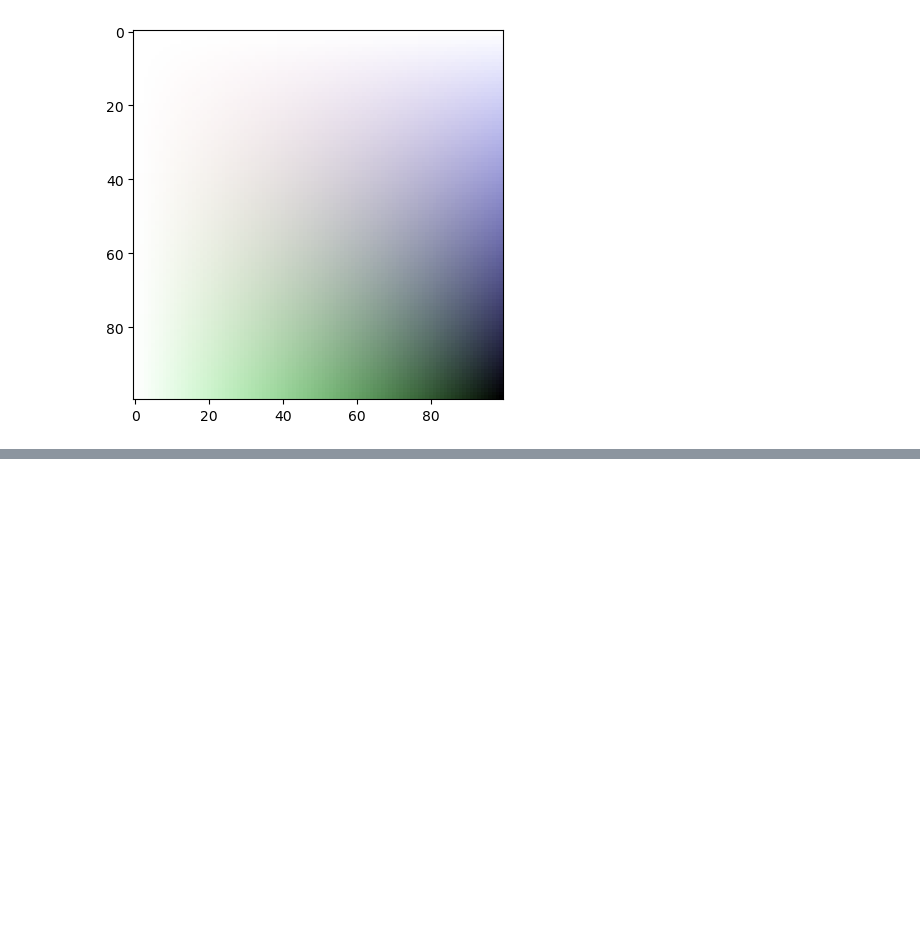
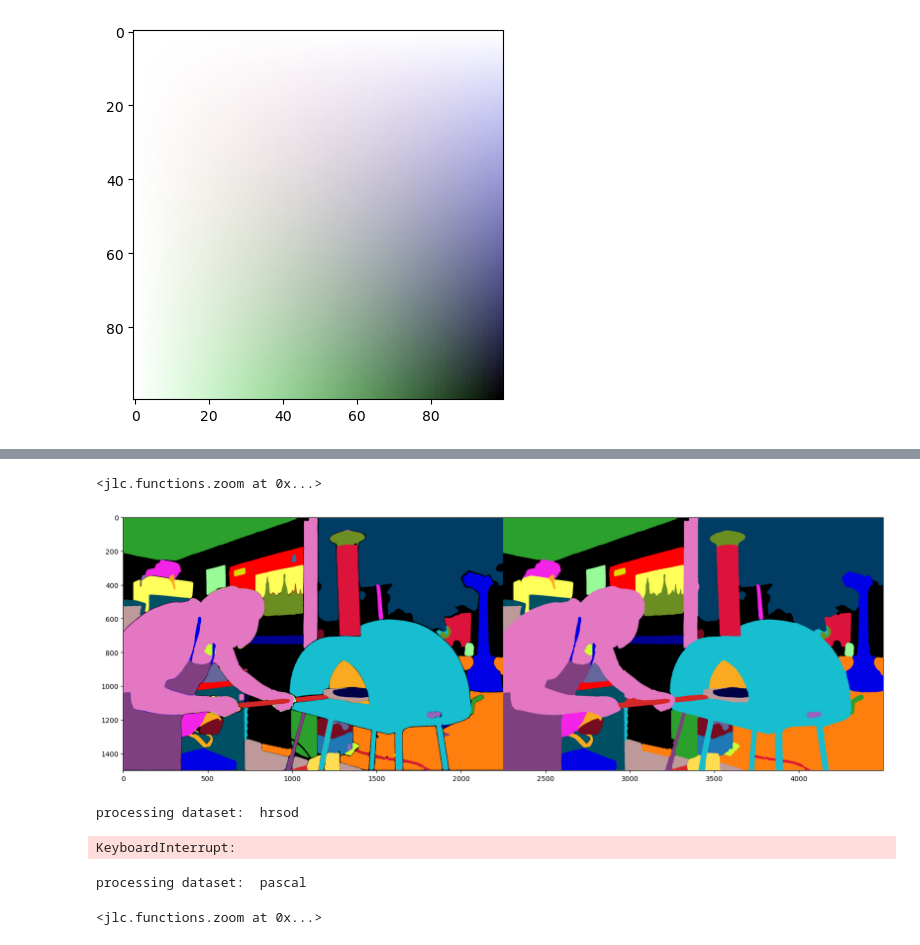
Before and after one commit to JakobLC/diffusion2, a Jupyter notebook: test_script.ipynb, the cells around one changed output, grey strips where cells are left out. Cells and saved outputs as stored; diff of their text form; code cells hidden in the pictures; blank space fills up the shorter version.

```diff
--- a/test_script.ipynb
+++ b/test_script.ipynb
@@ -958,0 +855,53 @@ analog_bits_on_image3(bits,im,ab).sum(2).max()
+# %%
+
+#mask is a 2d image
+
+
+before = mask_overlay_smooth(image,label,alpha_mask=1.0)
+after = mask_overlay_smooth(image,process_bg(label,conn_comp_r_balls_all=5),alpha_mask=1.0)
+plt.figure(figsize=(20,10))
+plt.imshow(np.concatenate([before,after],axis=1))
+#plt.imshow(process_bg(label))
+jlc.zoom()
+# %% [output]
+<jlc.functions.zoom at 0x...>
+[figure, added]
+# %%
+for dataset in ["hrsod"]:#["to5k","dram","coift","cityscapes","pascal","sa1b","ade20k","coco"]:
+    prop = prettify_data(SegmentationDataset(datasets=dataset,split="all",shuffle_datasets=False))
+    print(f"Finished {dataset}. Saved images for {prop*100:.2f}% of the dataset")
+# %% [output]
+processing dataset:  hrsod
+KeyboardInterrupt:
+# %%
+#dataset.datasets_info
+
+dataset = SegmentationDataset(datasets="pascal")
+n = 10
+before = []
+after = []
+images = []
+idx = np.random.randint(0,len(dataset),n)
+for i in idx:
+    info = dataset[i][-1]
+    label_path = Path("./data/")/ info["dataset_name"] / info["label_path"]
+    image_path = Path("./data/")/ info["dataset_name"] / info["image_path"]
+
+    thin_bg = dataset.datasets_info[info["dataset_name"]]["thin_bg"]
+
+    image = np.array(Image.open(image_path))
+    label = np.array(Image.open(label_path))
+
+    if thin_bg=="always":
+        label_after = process_bg(label,always_override=True)
+    elif thin_bg=="never":
+        label_after = label
+    elif thin_bg=="sometimes":
+        label_after = process_bg(label)
+    else:
+        raise ValueError("thin_bg must be in ['always','never','sometimes']")
+    images.append(image)
+    before.append(mask_overlay_smooth(image,label,alpha_mask=1.0))
+    after.append(mask_overlay_smooth(image,label_after,alpha_mask=1.0))
+# %% [output]
+processing dataset:  pascal
@@ -958,0 +912,14 @@ analog_bits_on_image3(bits,im,ab).sum(2).max()
+# %%
+import cv2
+%matplotlib qt
+def concat_differently_shaped_images(list_of_rows,max_image_height=1000):
+    image_heights = [im.shape[1] for im in sum(list_of_rows,[])]
+    height_resize = min(max_image_height,max(image_heights))
+    list_of_rows = [[cv2.resize(im, (int(im.shape[1]*height_resize/im.shape[0]),height_resize), interpolation=cv2.INTER_LINEAR) for im in row] for row in list_of_rows]
+    return np.concatenate([np.concatenate(row1,axis=1) for row1 in list_of_rows],axis=0)
+
+plt.figure(figsize=(24,8))
+plt.imshow(concat_differently_shaped_images([images,before,after],max_image_height=200))
+jlc.zoom()
+# %% [output]
+<jlc.functions.zoom at 0x...>
```
Also changed, not shown: parts of 15 cells of this notebook, 8 other files.
